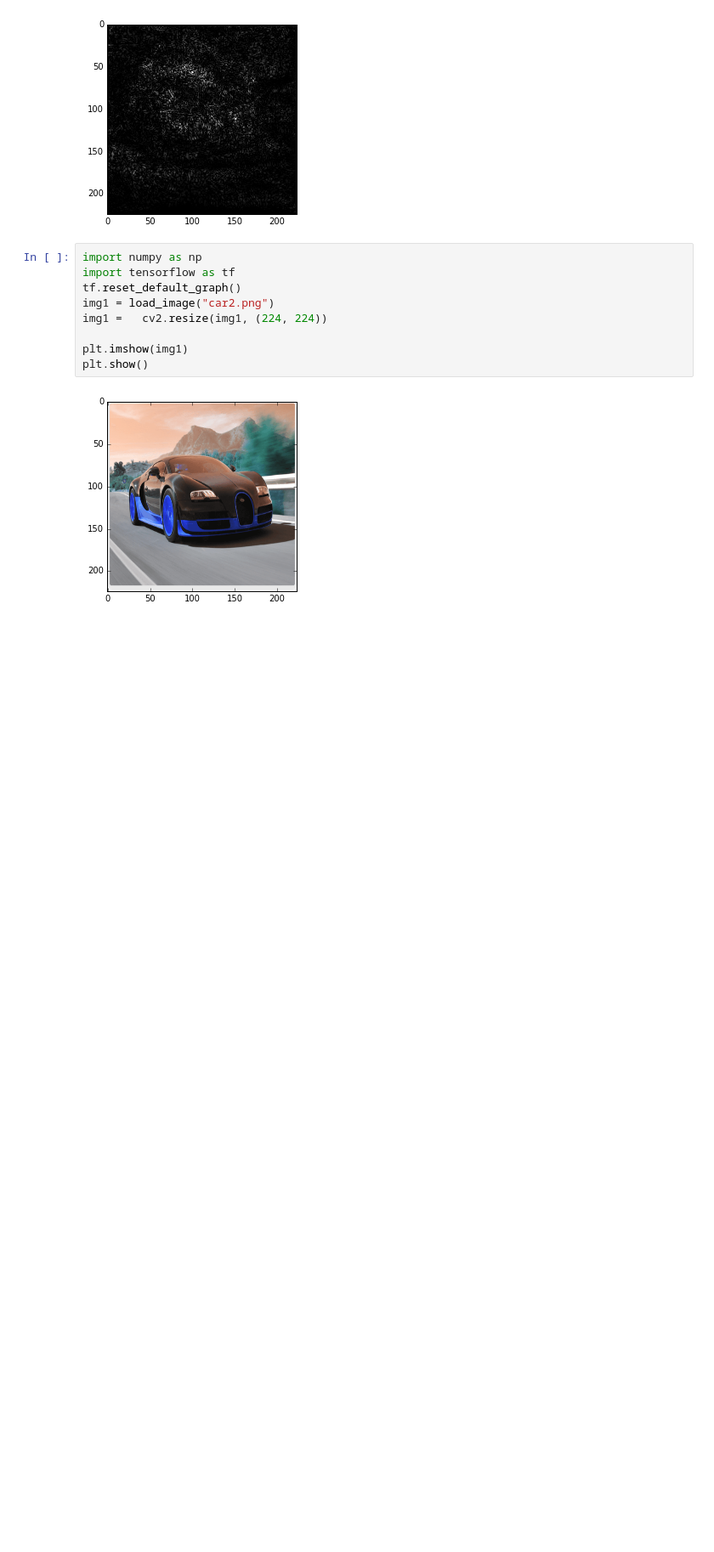
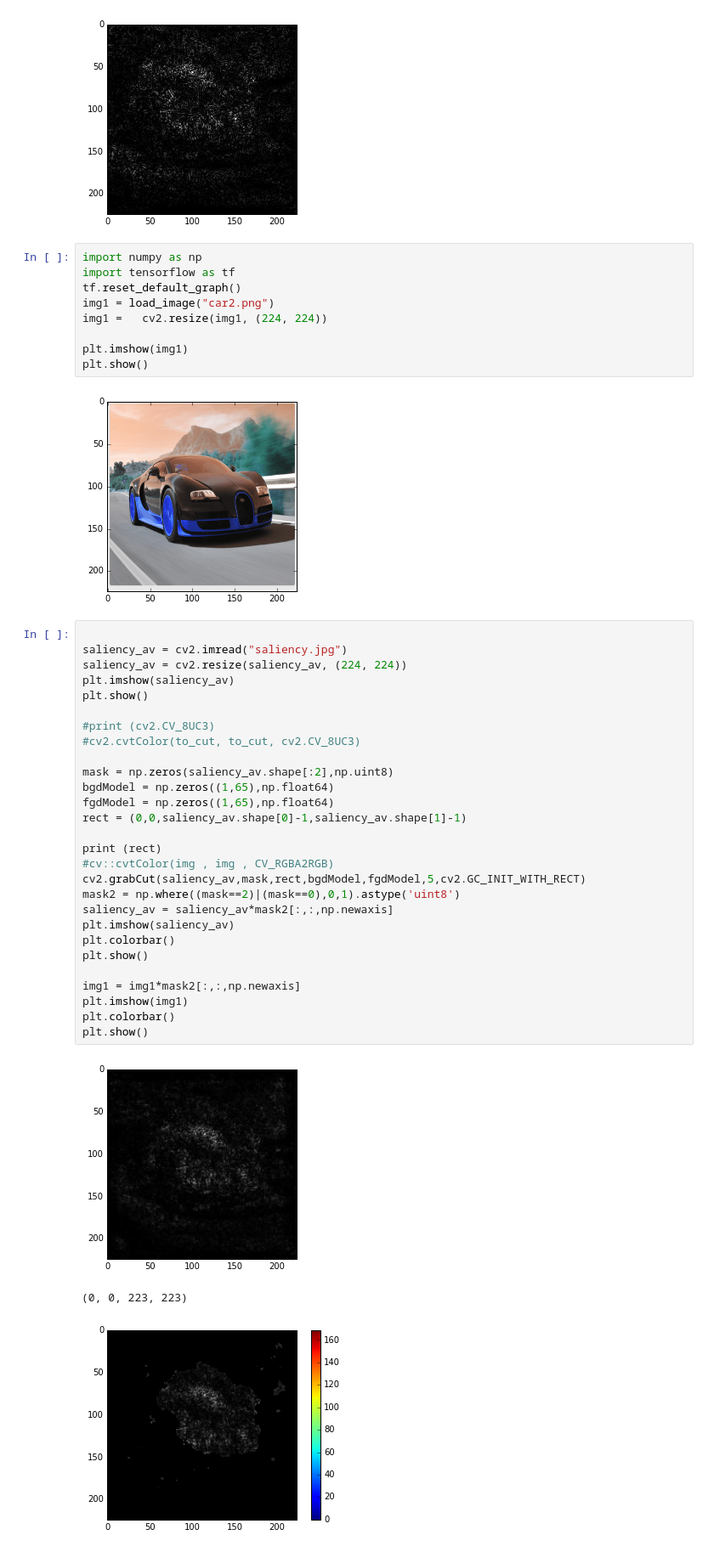
Before and after one commit to pqh2/ml_from_scratch, a Jupyter notebook: saliency map.ipynb, the cells around one changed output. Shown: that part at 85% size. Cells and saved outputs as stored; diff of their text form; blank space fills up the shorter version.

Commit message:
Graph cut

```diff
--- a/saliency map.ipynb
+++ b/saliency map.ipynb
@@ -389,3 +389,35 @@ plt.imshow(img1)
 plt.show()
 # %% [output]
 [figure]
+# %%
+
+saliency_av = cv2.imread("saliency.jpg")
+saliency_av = cv2.resize(saliency_av, (224, 224))
+plt.imshow(saliency_av)
+plt.show()
+
+#print (cv2.CV_8UC3)
+#cv2.cvtColor(to_cut, to_cut, cv2.CV_8UC3)
+
+mask = np.zeros(saliency_av.shape[:2],np.uint8)
+bgdModel = np.zeros((1,65),np.float64)
+fgdModel = np.zeros((1,65),np.float64)
+rect = (0,0,saliency_av.shape[0]-1,saliency_av.shape[1]-1)
+
+print (rect)
+#cv::cvtColor(img , img , CV_RGBA2RGB)
+cv2.grabCut(saliency_av,mask,rect,bgdModel,fgdModel,5,cv2.GC_INIT_WITH_RECT)
+mask2 = np.where((mask==2)|(mask==0),0,1).astype('uint8')
+saliency_av = saliency_av*mask2[:,:,np.newaxis]
+plt.imshow(saliency_av)
+plt.colorbar()
+plt.show()
+
+img1 = img1*mask2[:,:,np.newaxis]
+plt.imshow(img1)
+plt.colorbar()
+plt.show()
+# %% [output]
+[figure, added]
+(0, 0, 223, 223)
+[figure, added]
```
Also changed, not shown: parts of 1 cell of this notebook.
